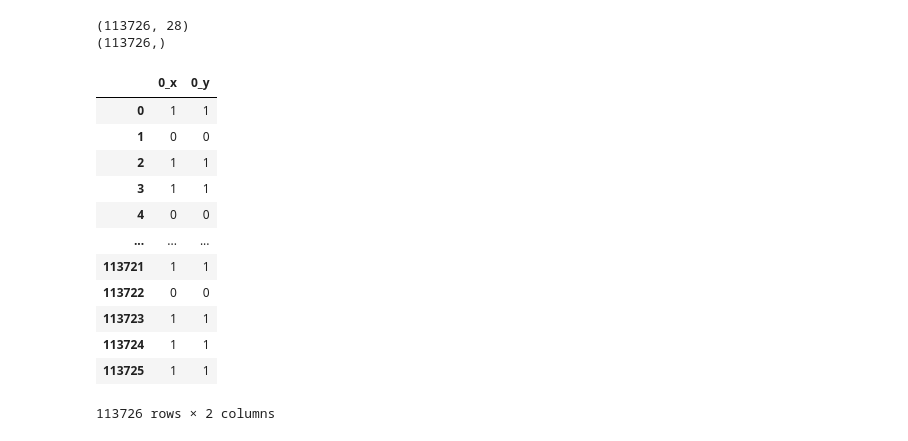
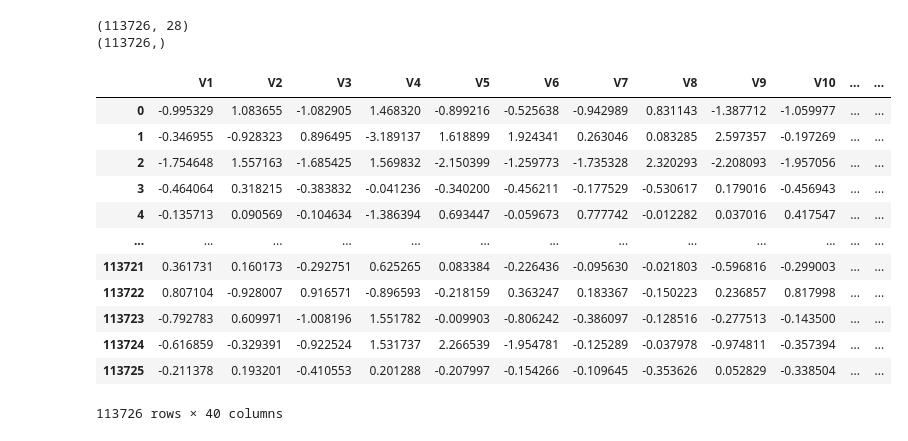
Before and after one commit to Preranapagar/ML_Projects, a Jupyter notebook: Project/Credit Card Fraud Detection/fraud_detection_2023.ipynb, the cells around one changed output. Saved outputs shown, nothing was run; the diff lists cells and outputs as text; code cells hidden in the pictures.

```diff
--- a/Project/Credit Card Fraud Detection/fraud_detection_2023.ipynb
+++ b/Project/Credit Card Fraud Detection/fraud_detection_2023.ipynb
@@ -569,14 +569,14 @@ predict_oe = LGBM.predict(target_oe)
 predict_fun = LGBM.predict(target_fun)
 # %%
 #dataframe
-predict_standard_df = pd.DataFrame(predict_standard)
-predict_robust_df = pd.DataFrame(predict_robust)
-predict_minmax_df = pd.DataFrame(predict_minmax)
-predict_maxabs_df = pd.DataFrame(predict_maxabs)
-predict_quantile_df = pd.DataFrame(predict_quantile)
-predict_power_df = pd.DataFrame(predict_power)
-predict_norm1_df = pd.DataFrame(predict_norm1)
-predict_norm2_df = pd.DataFrame(predict_norm2)
-predict_norm_max_df = pd.DataFrame(predict_norm_max)
-predict_oe_df = pd.DataFrame(predict_oe)
-predict_fun_df = pd.DataFrame(predict_fun)
+predict_standard_df = pd.DataFrame(predict_standard, columns=['predict_standard'])
+predict_robust_df = pd.DataFrame(predict_robust, columns=['predict_robust'])
+predict_minmax_df = pd.DataFrame(predict_minmax, columns=['predict_minmax'])
+predict_maxabs_df = pd.DataFrame(predict_maxabs, columns=['predict_maxabs'])
+predict_quantile_df = pd.DataFrame(predict_quantile, columns=['predict_quantile'])
+predict_power_df = pd.DataFrame(predict_power, columns=['predict_power'])
+predict_norm1_df = pd.DataFrame(predict_norm1, columns=['predict_norm1'])
+predict_norm2_df = pd.DataFrame(predict_norm2, columns=['predict_norm2'])
+predict_norm_max_df = pd.DataFrame(predict_norm_max, columns=['predict_norm_max'])
+predict_oe_df = pd.DataFrame(predict_oe, columns=['predict_oe'])
+predict_fun_df = pd.DataFrame(predict_fun, columns=['predict_fun'])
@@ -585,16 +583,20 @@ ok = predict_standard_df.merge(predict_robust_df,how='inner', left_index=True, r
-# %%
-ok
-# %% [output]
-|  | 0_x | 0_y |
-| 0 | 1 | 1 |
-| 1 | 0 | 0 |
-| 2 | 1 | 1 |
-| 3 | 1 | 1 |
-| 4 | 0 | 0 |
-| ... | ... | ... |
-| 113721 | 1 | 1 |
-| 113722 | 0 | 0 |
-| 113723 | 1 | 1 |
-| 113724 | 1 | 1 |
-| 113725 | 1 | 1 |
-113726 rows × 2 columns
+# %%
+test_pred = pd.concat([test,predict_standard_df,predict_robust_df,predict_minmax_df,predict_maxabs_df,predict_quantile_df,
+                      predict_power_df,predict_norm1_df,predict_norm2_df,predict_norm_max_df,predict_oe_df,predict_fun_df],
+                     axis=1)
+# %%
+test_pred
+# %% [output]
+|  | V1 | V2 | V3 | V4 | V5 | V6 | V7 | V8 | V9 | V10 | ... | ... |
+| 0 | -0.995329 | 1.083655 | -1.082905 | 1.468320 | -0.899216 | -0.525638 | -0.942989 | 0.831143 | -1.387712 | -1.059977 | ... | ... |
+| 1 | -0.346955 | -0.928323 | 0.896495 | -3.189137 | 1.618899 | 1.924341 | 0.263046 | 0.083285 | 2.597357 | -0.197269 | ... | ... |
+| 2 | -1.754648 | 1.557163 | -1.685425 | 1.569832 | -2.150399 | -1.259773 | -1.735328 | 2.320293 | -2.208093 | -1.957056 | ... | ... |
+| 3 | -0.464064 | 0.318215 | -0.383832 | -0.041236 | -0.340200 | -0.456211 | -0.177529 | -0.530617 | 0.179016 | -0.456943 | ... | ... |
+| 4 | -0.135713 | 0.090569 | -0.104634 | -1.386394 | 0.693447 | -0.059673 | 0.777742 | -0.012282 | 0.037016 | 0.417547 | ... | ... |
+| ... | ... | ... | ... | ... | ... | ... | ... | ... | ... | ... | ... | ... |
+| 113721 | 0.361731 | 0.160173 | -0.292751 | 0.625265 | 0.083384 | -0.226436 | -0.095630 | -0.021803 | -0.596816 | -0.299003 | ... | ... |
+| 113722 | 0.807104 | -0.928007 | 0.916571 | -0.896593 | -0.218159 | 0.363247 | 0.183367 | -0.150223 | 0.236857 | 0.817998 | ... | ... |
+| 113723 | -0.792783 | 0.609971 | -1.008196 | 1.551782 | -0.009903 | -0.806242 | -0.386097 | -0.128516 | -0.277513 | -0.143500 | ... | ... |
+| 113724 | -0.616859 | -0.329391 | -0.922524 | 1.531737 | 2.266539 | -1.954781 | -0.125289 | -0.037978 | -0.974811 | -0.357394 | ... | ... |
+| 113725 | -0.211378 | 0.193201 | -0.410553 | 0.201288 | -0.207997 | -0.154266 | -0.109645 | -0.353626 | 0.052829 | -0.338504 | ... | ... |
+113726 rows × 40 columns
```
Also changed, not shown: parts of 3 cells of this notebook.
